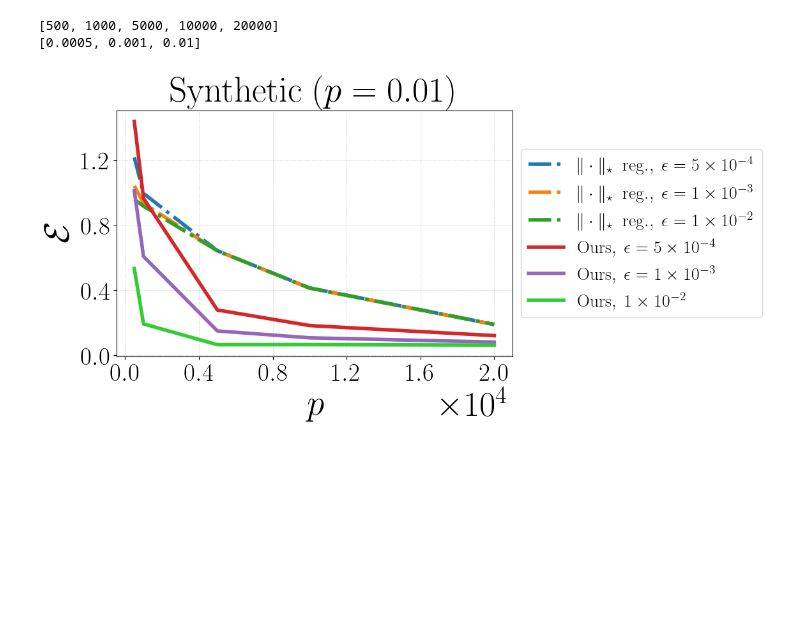
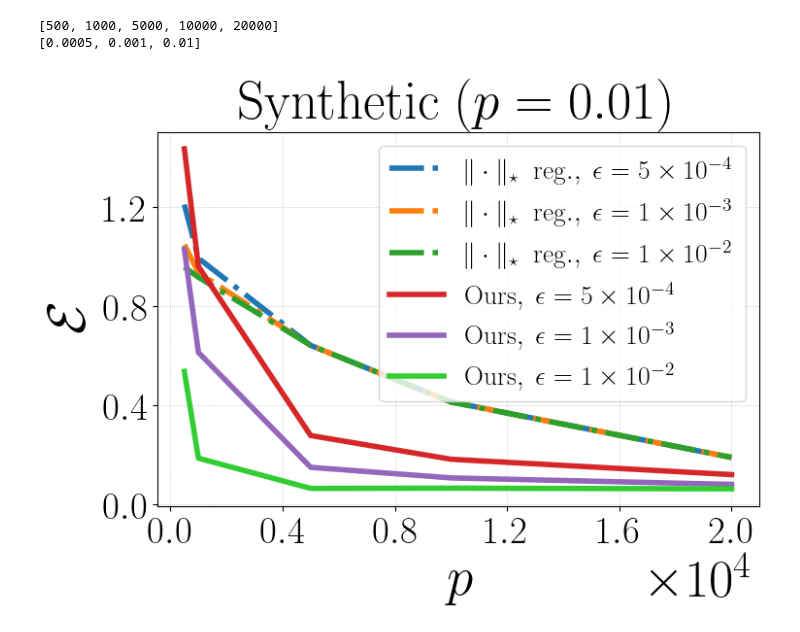
Before and after one commit to VirtuosoResearch/Matrix-completion-from-ultrasparse-samples, a Jupyter notebook: plots/users-dp.ipynb, the cells around one changed output. Drawn from its saved outputs; the diff is of its cells as text; code cells hidden in the pictures; blank space fills up the shorter version.

Commit message:
plots

```diff
--- a/plots/users-dp.ipynb
+++ b/plots/users-dp.ipynb
@@ -56,40 +56,41 @@ plt.plot(X, ob2_err_mean[1], lw=4,linestyle='-.', label=r"$\|\cdot\|_\star~~\mat
 plt.plot(X, ob2_err_mean[2], lw=4,linestyle='-.', label=r"$\|\cdot\|_\star~~\mathrm{reg.},~\epsilon=1\times10^{-2}$")
 plt.plot(X, err_mean[0], lw=4, label=r"$\mathrm{Ours},~\epsilon=5\times10^{-4}$")
 plt.plot(X, err_mean[1], lw=4, label=r"$\mathrm{Ours},~\epsilon=1\times10^{-3}$")
-plt.plot(X, err_mean[2], color='limegreen', lw=4, label=r"$\mathrm{Ours},~1\times10^{-2}$")
+plt.plot(X, err_mean[2], color='limegreen', lw=4, label=r"$\mathrm{Ours},~\epsilon=1\times10^{-2}$")
 
 
 
 
 
 #plt.legend(fontsize=20, loc='upper center',bbox_to_anchor=(0.5, 1.4), ncol=2)
 #plt.title(title, fontsize=40, y=1.4)
 plt.title(title, fontsize=40)
-plt.legend(fontsize=20, loc='center left',bbox_to_anchor=(1, 0.5), ncol=1)
+#plt.legend(fontsize=20, loc='center left',bbox_to_anchor=(1, 0.5), ncol=1)
+plt.legend(fontsize=20, loc='upper right', ncol=1)
 
 plt.xlabel(r"$p$", fontsize=40)
 plt.ylabel(r"$\mathcal{E}$", fontsize=40)
 
 plt.xticks(fontsize=28)
 plt.yticks(fontsize=28)
 #plt.yscale("log", base=10)
 #plt.ylim(,1.1)
 plt.ticklabel_format(style='sci', axis='x', scilimits=(4, 4))
 plt.gca().xaxis.get_offset_text().set_fontsize(40)
 
 plt.gca().xaxis.set_major_locator(MaxNLocator(6))
 plt.gca().yaxis.set_major_locator(MaxNLocator(4))
 plt.grid(lw=0.5, ls=":")
 #acc_str = f"best train acc: {np.array(train_acc).max():.4f}\nvalid acc: {val_acc[-1]:.4f}\nbest valid acc: {np.array(val_acc).max():.4f}\ngrokking gap: {val_converge-train_converge}"
 # plt.annotate(acc_str, xy=(0.2, 0.5), xycoords='axes fraction', fontsize=12, color='purple', ha='center')
 # add the annotation text to the overleaf file
 #plt.tight_layout()
-plot_name = f"./plots/users_dp_p001.pdf"
+plot_name = f"./plots/users_dp_p001_err.pdf"
 plt.savefig(plot_name, bbox_inches='tight', format="pdf", dpi=1200)
 
 plt.show()
 plt.close()
 # %% [output]
 [500, 1000, 5000, 10000, 20000]
 [0.0005, 0.001, 0.01]
-[figure, old version]
+[figure, new version]
```
Also changed, not shown: parts of 1 cell of this notebook, 18 other files.
